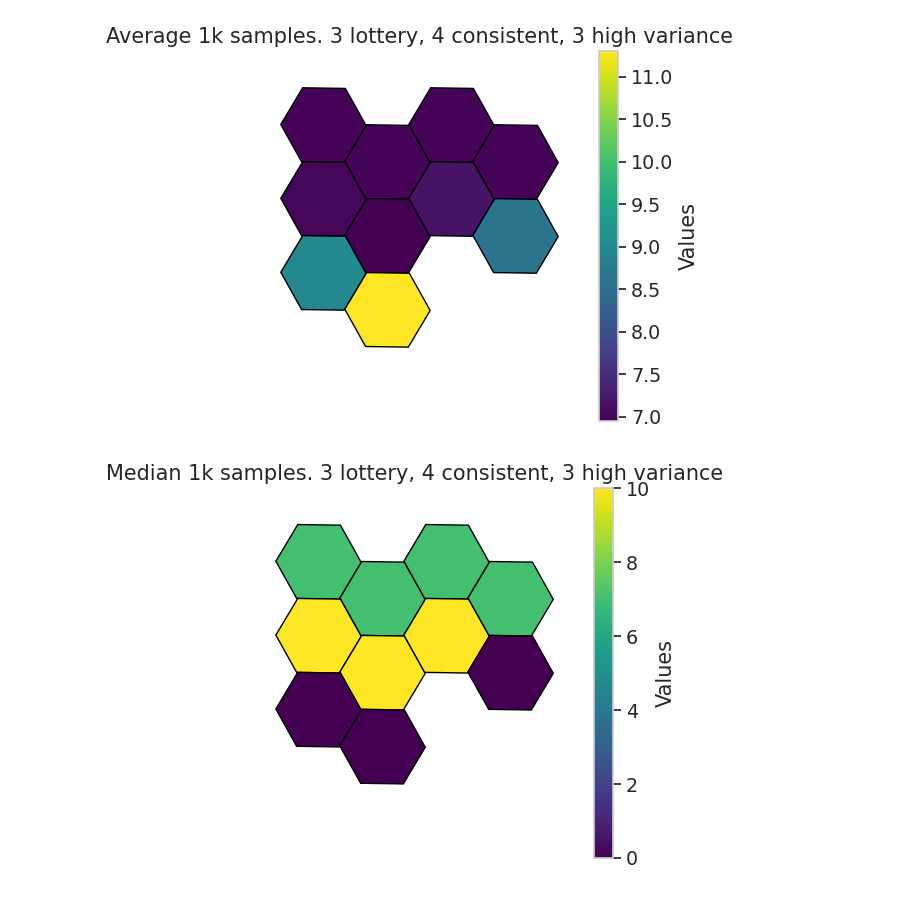
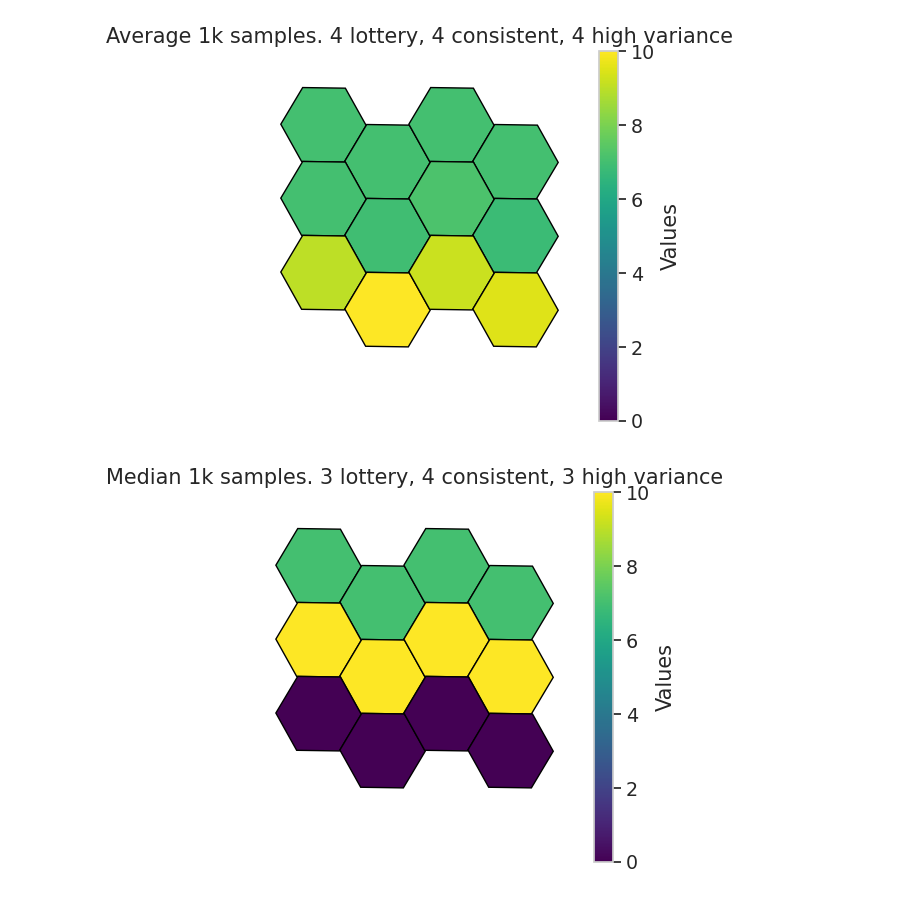
Before and after one commit to kheuton/prob_diff_topk, a Jupyter notebook: synth_data.ipynb, the cells around one changed output. Saved outputs shown, nothing was run; the diff lists cells and outputs as text; code cells hidden in the pictures.

```diff
--- a/synth_data.ipynb
+++ b/synth_data.ipynb
@@ -15,19 +15,19 @@ from plotting_funcs import sample_and_plot
 # %%
 consistent_4 = [QuantizedNormal(7, 0.1) for _ in range(4)]
 
-highvar_3 = [ZeroInflatedDist(QuantizedNormal(10, 0.1), 0.3) for _ in range(3)]
+highvar_4 = [ZeroInflatedDist(QuantizedNormal(10, 0.1), 0.3) for _ in range(4)]
 
-powerball_3 = [ZeroInflatedDist(QuantizedNormal(100, 0.1), 0.9) for _ in range(3)]
+powerball_4 = [ZeroInflatedDist(QuantizedNormal(100, 0.1), 0.9) for _ in range(4)]
 
-dist_N = consistent_4 + highvar_3 +powerball_3
+dist_N = consistent_4 + highvar_4 +powerball_4
 # %%
-sample_and_plot(dist_N, size=1000, average=True, title='Average 1k samples. 3 lottery, 4 consistent, 3 high variance')
+sample_and_plot(dist_N, size=1000, average=True, title='Average 1k samples. 4 lottery, 4 consistent, 4 high variance', vmin=0, vmax=10)
 # %% [output]
-[figure, old version]
+[figure, new version]
 # %%
 sample_and_plot(dist_N, size=1000, median=True, title='Median 1k samples. 3 lottery, 4 consistent, 3 high variance')
 # %% [output]
-[figure, old version]
+[figure, new version]
 # %%
 sample_and_plot(dist_N, size=1000, average=False, index=-1, title='Single sample lottery miss')
 # %% [output]
```
Also changed, not shown: parts of 16 cells of this notebook, 3 other files.
